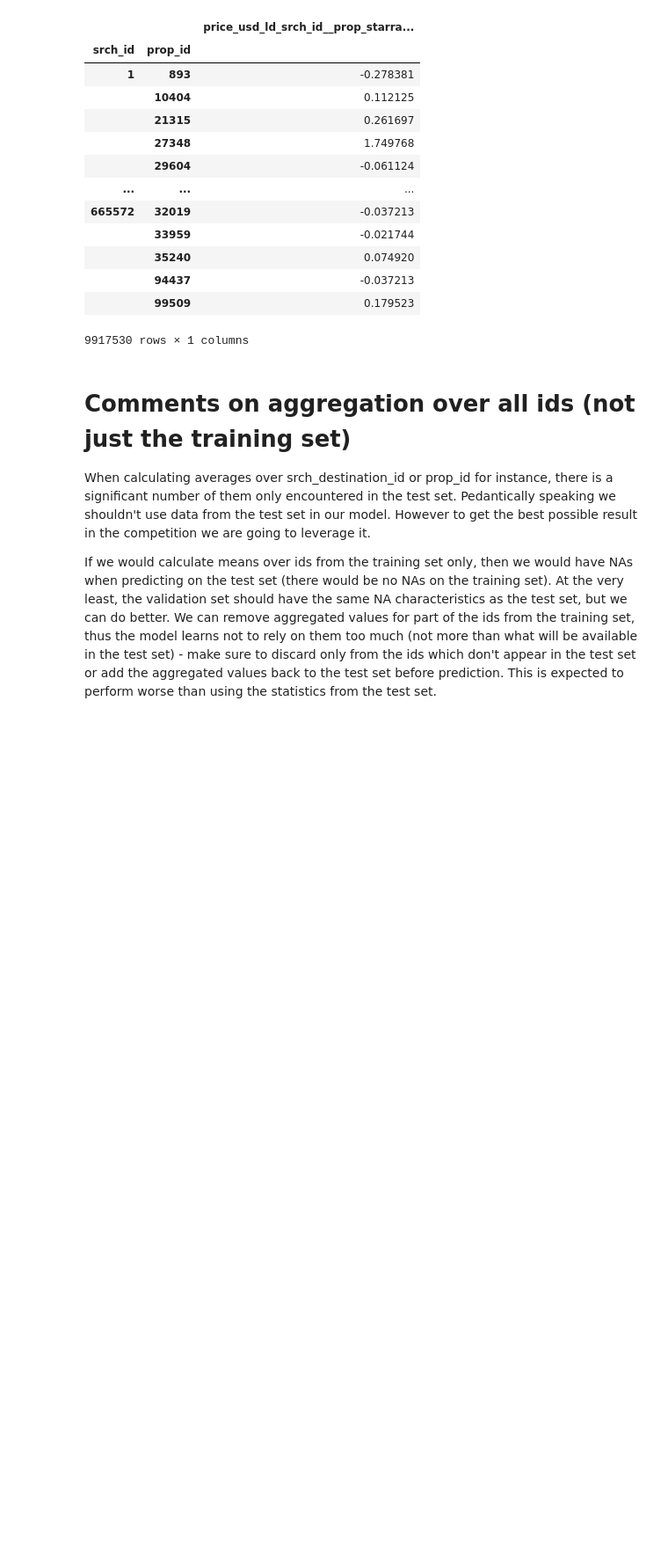
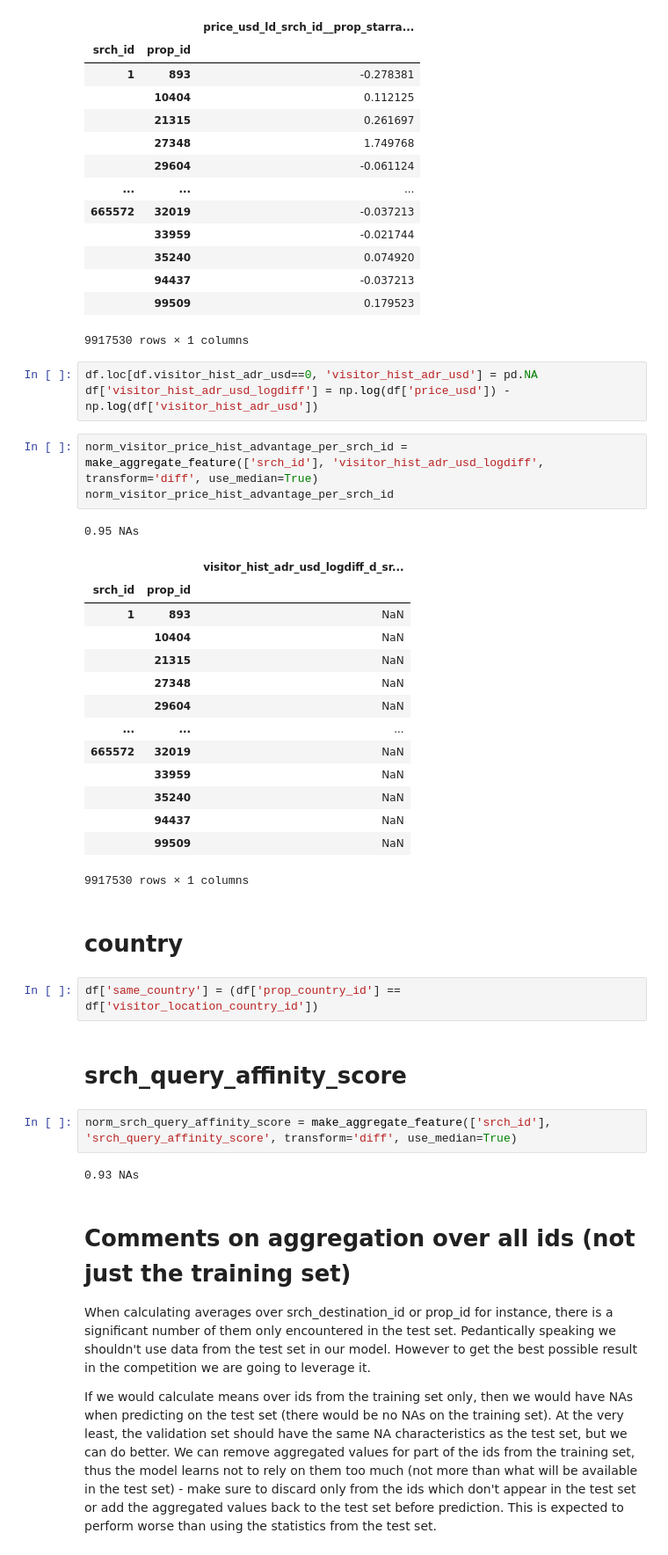
Before and after one commit to chrysapz/Expedia-Hotel-Reccomendation, a Jupyter notebook: robert_preprocessing.ipynb, the cells around one changed output. Shown: that part at 88% size. Saved outputs shown, nothing was run; the diff lists cells and outputs as text; blank space fills up the shorter version.

```diff
--- a/robert_preprocessing.ipynb
+++ b/robert_preprocessing.ipynb
@@ -556,6 +562,38 @@ norm_price_per_search_prop_starrating
 |  | 94437 | -0.037213 |
 |  | 99509 | 0.179523 |
 9917530 rows × 1 columns
+# %%
+df.loc[df.visitor_hist_adr_usd==0, 'visitor_hist_adr_usd'] = pd.NA
+df['visitor_hist_adr_usd_logdiff'] = np.log(df['price_usd']) - np.log(df['visitor_hist_adr_usd'])
+# %%
+norm_visitor_price_hist_advantage_per_srch_id = make_aggregate_feature(['srch_id'], 'visitor_hist_adr_usd_logdiff', transform='diff', use_median=True)
+norm_visitor_price_hist_advantage_per_srch_id
+# %% [output]
+0.95 NAs
+|  |  | visitor_hist_adr_usd_logdiff_d_sr... |
+| srch_id | prop_id |  |
+| 1 | 893 | NaN |
+|  | 10404 | NaN |
+|  | 21315 | NaN |
+|  | 27348 | NaN |
+|  | 29604 | NaN |
+| ... | ... | ... |
+| 665572 | 32019 | NaN |
+|  | 33959 | NaN |
+|  | 35240 | NaN |
+|  | 94437 | NaN |
+|  | 99509 | NaN |
+9917530 rows × 1 columns
+# %% [markdown]
+# country
+# %%
+df['same_country'] = (df['prop_country_id'] == df['visitor_location_country_id'])
+# %% [markdown]
+# srch_query_affinity_score
+# %%
+norm_srch_query_affinity_score = make_aggregate_feature(['srch_id'], 'srch_query_affinity_score', transform='diff', use_median=True)
+# %% [output]
+0.93 NAs
 # %% [markdown]
 # Comments on aggregation over all ids (not just the training set)
 
```
Also changed, not shown: parts of 9 cells of this notebook, 2 other files.
